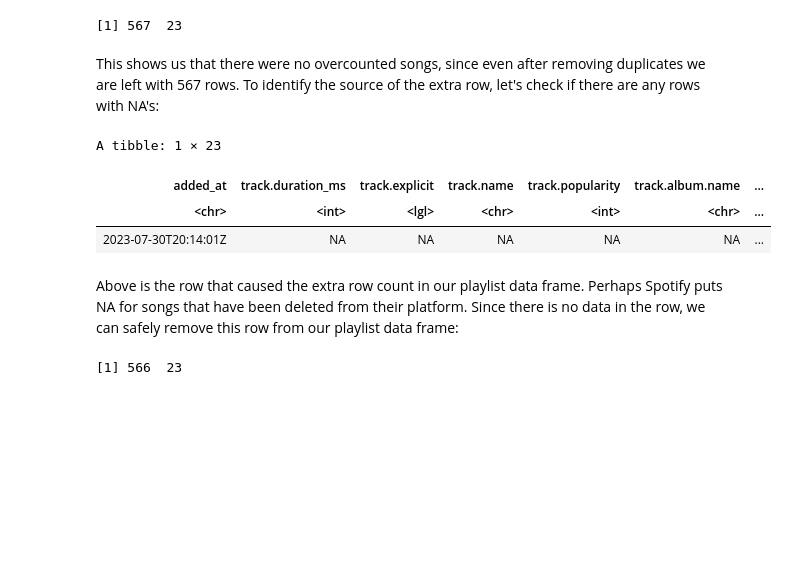
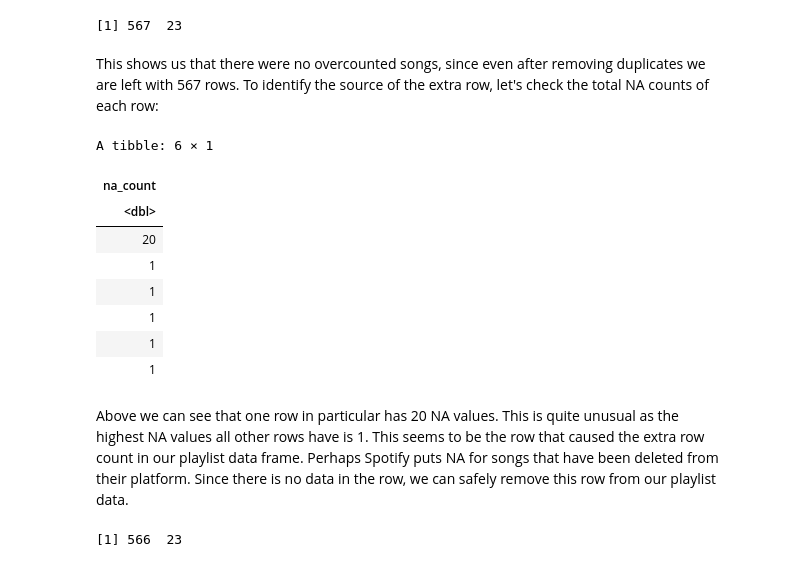
Before and after one commit to aadetritawara/spotify-analysis, a Jupyter notebook: Spotify_Analysis.ipynb, the cells around one changed output. Drawn from its saved outputs; the diff is of its cells as text; code cells hidden in the pictures; blank space fills up the shorter version.

```diff
--- a/Spotify_Analysis.ipynb
+++ b/Spotify_Analysis.ipynb
@@ -70,11 +71,15 @@ Based on the above columns, some interesting columns to analyze include:
 - **'time_signature'**: An estimated time signature. The time signature (meter) is a notational convention to specify how many beats are in each bar (or measure). The time signature ranges from 3 to 7 indicating time signatures of "3/4", to "7/4".
 # %%
 # Selecting only the identified columns above
+# Mutating all date/time columns from character types to date types
 shortened_y1_playlist <- y1_playlist  |>
                 select(added_at, track.duration_ms, track.explicit, track.name, track.popularity,
                        track.album.name, track.album.release_date, danceability, energy, key,
                        track.artists, loudness, mode, speechiness, acousticness, instrumentalness, liveness,
-                       valence, tempo, key_name, mode_name, key_mode, time_signature)
+                       valence, tempo, key_name, mode_name, key_mode, time_signature) |>
+                mutate(added_at = as_datetime(added_at),
+                       track.album.release_date = as_datetime(track.album.release_date))
+
 # Getting the dimensions
 dim(shortened_y1_playlist)
 
@@ -99,15 +110,23 @@ dim(distinct(shortened_y1_playlist))
 # %% [output]
 [1] 567  23
 # %% [markdown]
-This shows us that there were no overcounted songs, since even after removing duplicates we are left with 567 rows. To identify the source of the extra row, let's check if there are any rows with NA's:
+This shows us that there were no overcounted songs, since even after removing duplicates we are left with 567 rows. To identify the source of the extra row, let's check the total NA counts of each row:
 # %%
-rows_with_missing <- shortened_y1_playlist[apply(is.na(shortened_y1_playlist), 1, any), ]
-rows_with_missing
+# Arranging total occurances of NA's per row in descending order
+na_per_rows <- as_tibble(rowSums(is.na(shortened_y1_playlist))) |>
+            rename(na_count = value)|> arrange(- na_count)
+# Showing the 6 highest NA counts
+head(na_per_rows)
 # %% [output]
-A tibble: 1 × 23
+A tibble: 6 × 1
-| added_at | track.duration_ms | track.explicit | track.name | track.popularity | track.album.name | ... |
-| <chr> | <int> | <lgl> | <chr> | <int> | <chr> | ... |
-| 2023-07-30T20:14:01Z | NA | NA | NA | NA | NA | ... |
+| na_count |
+| <dbl> |
+| 20 |
+| 1 |
+| 1 |
+| 1 |
+| 1 |
+| 1 |
 # %% [markdown]
-Above is the row that caused the extra row count in our playlist data frame. Perhaps Spotify puts NA for songs that have been deleted from their platform. Since there is no data in the row, we can safely remove this row from our playlist data frame:
+Above we can see that one row in particular has 20 NA values. This is quite unusual as the highest NA values all other rows have is 1. This seems to be the row that caused the extra row count in our playlist data frame. Perhaps Spotify puts NA for songs that have been deleted from their platform. Since there is no data in the row, we can safely remove this row from our playlist data.
 # %%
```
Also changed, not shown: parts of 4 cells of this notebook.
